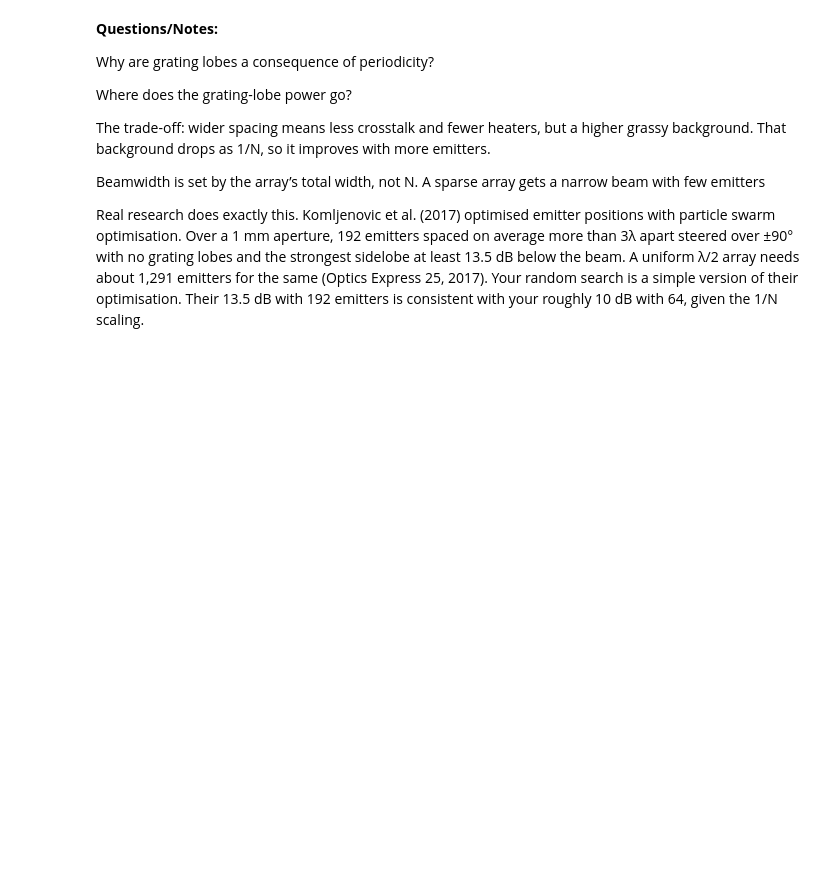
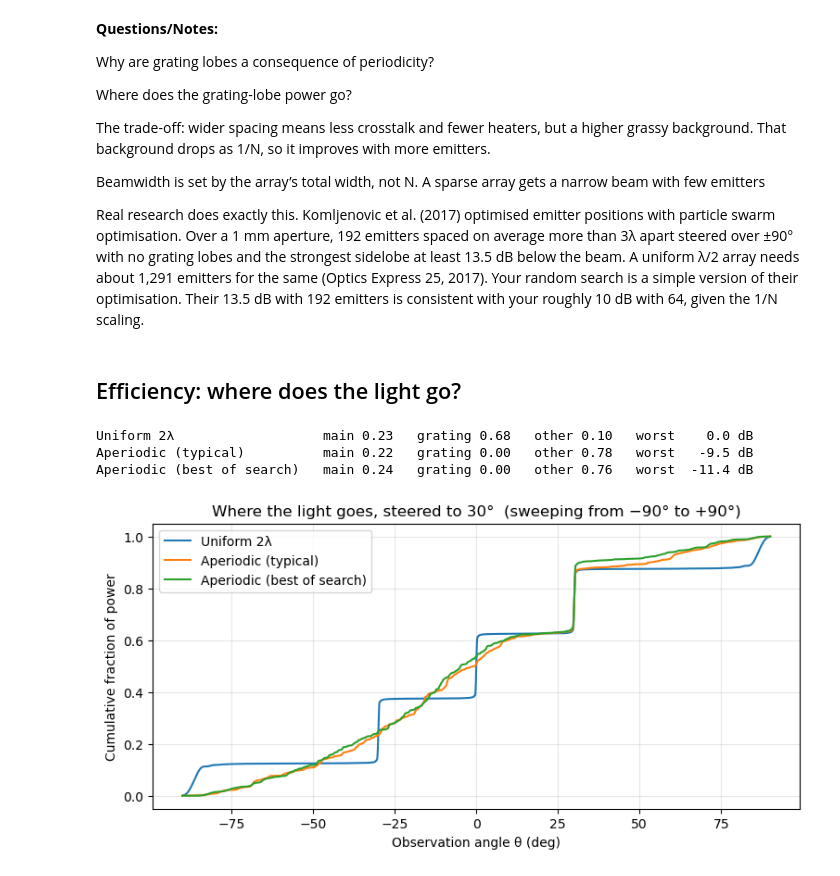
Before and after one commit to sidderz56/opa-beam-steering, a Jupyter notebook: 05_aperiodic_array.ipynb, the cells around one changed output. Saved outputs shown, nothing was run; the diff lists cells and outputs as text; code cells hidden in the pictures; blank space fills up the shorter version.

```diff
--- a/05_aperiodic_array.ipynb
+++ b/05_aperiodic_array.ipynb
@@ -161,3 +198,30 @@ The trade-off: wider spacing means less crosstalk and fewer heaters, but a highe
 Beamwidth is set by the array’s total width, not N. A sparse array gets a narrow beam with few emitters
 
 Real research does exactly this. Komljenovic et al. (2017) optimised emitter positions with particle swarm optimisation. Over a 1 mm aperture, 192 emitters spaced on average more than 3λ apart steered over ±90° with no grating lobes and the strongest sidelobe at least 13.5 dB below the beam. A uniform λ/2 array needs about 1,291 emitters for the same (Optics Express 25, 2017). Your random search is a simple version of their optimisation. Their 13.5 dB with 192 emitters is consistent with your roughly 10 dB with 64, given the 1/N scaling.
+# %% [markdown]
+## Efficiency: where does the light go?
+# %%
+import importlib, opa; importlib.reload(opa)
+from opa import power_budget, power_breakdown
+
+th0 = 30
+designs_2l = [("Uniform 2λ", x_uni), ("Aperiodic (typical)", x_ape), ("Aperiodic (best of search)", x_best)]
+
+fig, ax = plt.subplots(figsize=(9, 4))
+for name, x in designs_2l:
+    pb = power_budget(x, wl, th0)
+    br = power_breakdown(pb)
+    print(f"{name:28s} main {br['main']:.2f}   grating {br['grating']:.2f}   "
+          f"other {br['other']:.2f}   worst {br['worst_dB']:6.1f} dB")
+    u, I = pb["u"], pb["I"]
+    cum = np.concatenate([[0], np.cumsum(0.5 * (I[1:] + I[:-1]) * np.diff(u))]) / pb["total"]
+    ax.plot(np.degrees(np.arcsin(np.clip(u + np.sin(np.radians(th0)), -1, 1))), cum, label=name)
+
+ax.set_xlabel("Observation angle θ (deg)"); ax.set_ylabel("Cumulative fraction of power")
+ax.set_title(f"Where the light goes, steered to {th0}°  (sweeping from −90° to +90°)")
+ax.legend(); ax.grid(alpha=0.3); plt.show()
+# %% [output]
+Uniform 2λ                   main 0.23   grating 0.68   other 0.10   worst    0.0 dB
+Aperiodic (typical)          main 0.22   grating 0.00   other 0.78   worst   -9.5 dB
+Aperiodic (best of search)   main 0.24   grating 0.00   other 0.76   worst  -11.4 dB
+[figure, added]
```
Also changed, not shown: parts of 7 cells of this notebook, 1 other file.
